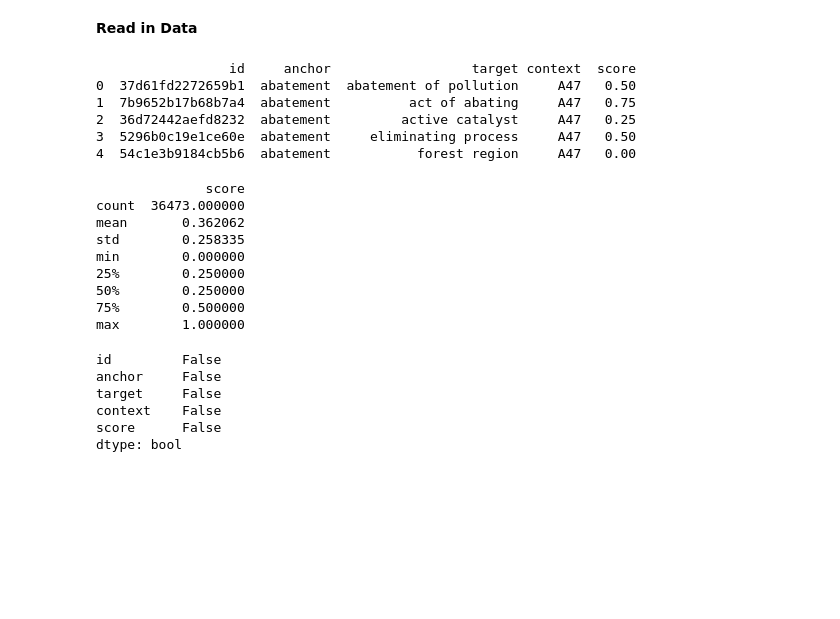
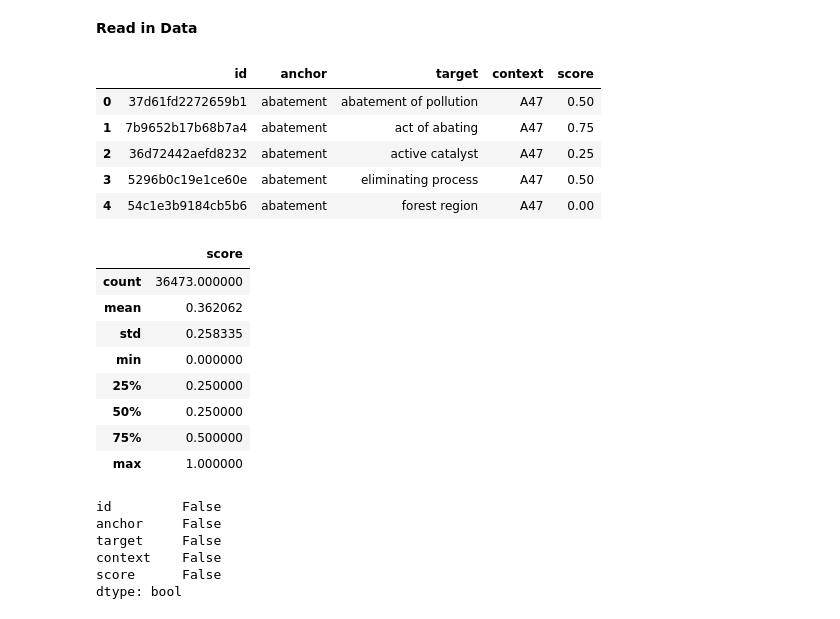
Before and after one commit to MichaelWoo-git/Phrase_Matching_Recog, a Jupyter notebook: Phrase_Match_Similarity.ipynb, the cells around one changed output. Cells and saved outputs as stored; diff of their text form; code cells hidden in the pictures; blank space fills up the shorter version.

```diff
--- a/Phrase_Match_Similarity.ipynb
+++ b/Phrase_Match_Similarity.ipynb
@@ -21,24 +12,24 @@ from nltk.tokenize import word_tokenize
 __Read in Data__
 # %%
 df_1 = pd.read_csv("data/train.csv")
-print(df_1.head())
+df_1.head()
 # %% [output]
-                 id     anchor                  target context  score
-0  37d61fd2272659b1  abatement  abatement of pollution     A47   0.50
-1  7b9652b17b68b7a4  abatement          act of abating     A47   0.75
-2  36d72442aefd8232  abatement         active catalyst     A47   0.25
-3  5296b0c19e1ce60e  abatement     eliminating process     A47   0.50
-4  54c1e3b9184cb5b6  abatement           forest region     A47   0.00
+|  | id | anchor | target | context | score |
+| 0 | 37d61fd2272659b1 | abatement | abatement of pollution | A47 | 0.50 |
+| 1 | 7b9652b17b68b7a4 | abatement | act of abating | A47 | 0.75 |
+| 2 | 36d72442aefd8232 | abatement | active catalyst | A47 | 0.25 |
+| 3 | 5296b0c19e1ce60e | abatement | eliminating process | A47 | 0.50 |
+| 4 | 54c1e3b9184cb5b6 | abatement | forest region | A47 | 0.00 |
 # %%
-print(df_1.describe())
+df_1.describe()
 # %% [output]
-              score
-count  36473.000000
-mean       0.362062
-std        0.258335
-min        0.000000
-25%        0.250000
-50%        0.250000
-75%        0.500000
-max        1.000000
+|  | score |
+| count | 36473.000000 |
+| mean | 0.362062 |
+| std | 0.258335 |
+| min | 0.000000 |
+| 25% | 0.250000 |
+| 50% | 0.250000 |
+| 75% | 0.500000 |
+| max | 1.000000 |
 # %%
```
Also changed, not shown: parts of 59 cells of this notebook, 2 other files.
